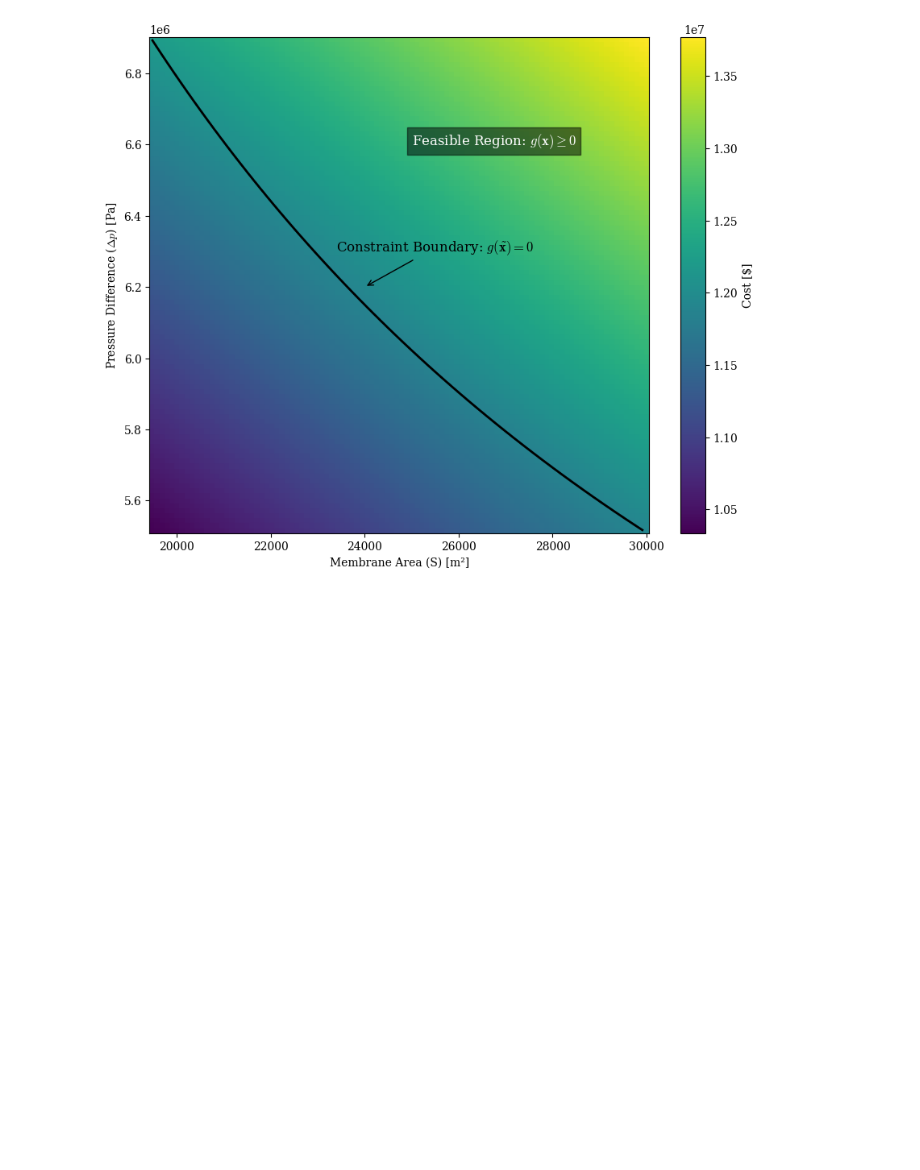
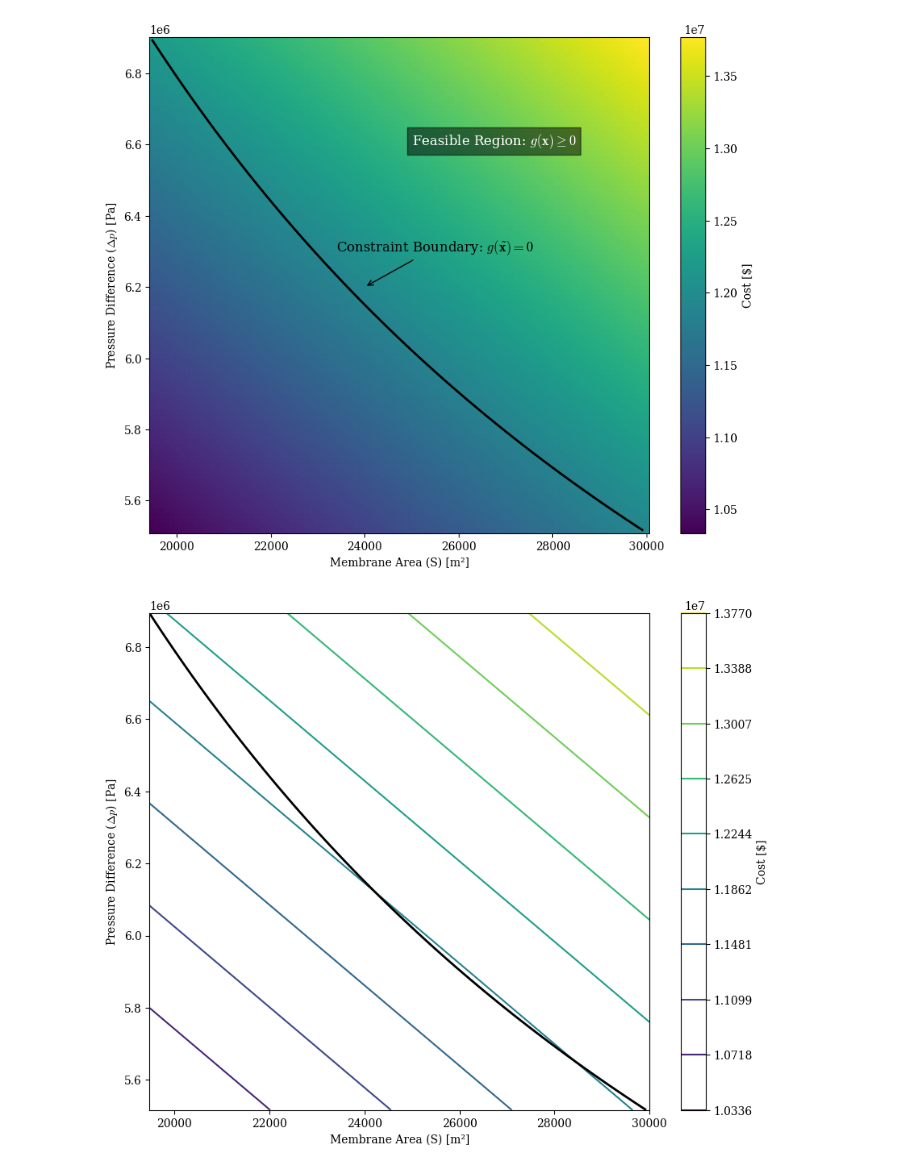
Before and after one commit to freddymartin03/Membrane-Science-and-Membrane-Separation-Processes-CW, a Jupyter notebook: Design.ipynb, the cells around one changed output. Drawn from its saved outputs; the diff is of its cells as text; code cells hidden in the pictures; blank space fills up the shorter version.

Commit message:
graphs

```diff
--- a/Design.ipynb
+++ b/Design.ipynb
@@ -256,3 +247,37 @@ plt.savefig(r'C:\Users\fjm21\OneDrive - Imperial College London\Fourth Year\Memb
 plt.show()
 # %% [output]
 [figure]
+# %%
+import numpy as np
+import matplotlib.pyplot as plt
+
+# Example values for delta_p_values and S_values (adjust as needed)
+delta_p_values = np.linspace(5.516e6, 6.895e6, 100)  # Bounds for delta_p
+S_values = np.linspace(19470, 30000, 100)  # Bounds for S
+
+m3_fixed = 0.005
+constraint_values = np.zeros((len(delta_p_values), len(S_values)))
+cost_values = np.zeros((len(delta_p_values), len(S_values)))
+
+for i, delta_p in enumerate(delta_p_values):
+    for j, S in enumerate(S_values):
+        constraint_values[i, j] = constraint1([S, delta_p, m3_fixed])
+        cost_values[i, j] = get_C_red([S, delta_p, m3_fixed])
+
+plt.figure(figsize=(10, 8))
+
+# Plotting cost function using contour
+contour_cost = plt.contour(S_values, delta_p_values, cost_values, levels=np.linspace(cost_values.min(), cost_values.max(), 10), cmap='viridis')
+plt.colorbar(contour_cost, label=r'Cost [\$]')
+
+# Plotting the constraint boundary using contour
+plt.contour(S_values, delta_p_values, constraint_values, levels=[0], colors='k', linewidths=2)
+
+# Adding axis labels
+plt.xlabel(r'Membrane Area (S) [m²]')
+plt.ylabel(r'Pressure Difference ($\Delta p$) [Pa]')
+
+# Show the figure
+plt.show()
+# %% [output]
+[figure, added]
```
Also changed, not shown: parts of 1 cell of this notebook.
